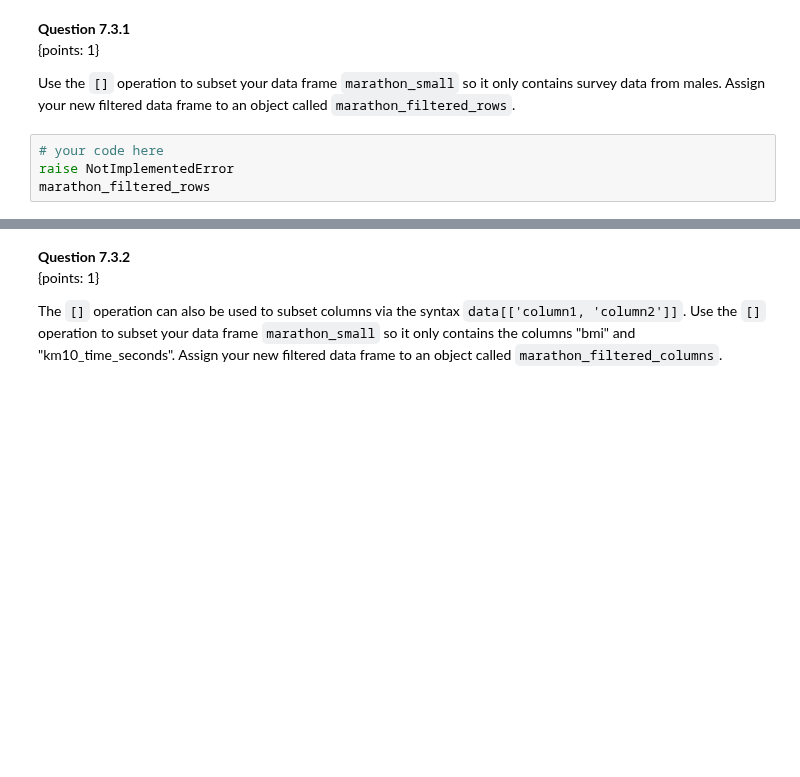
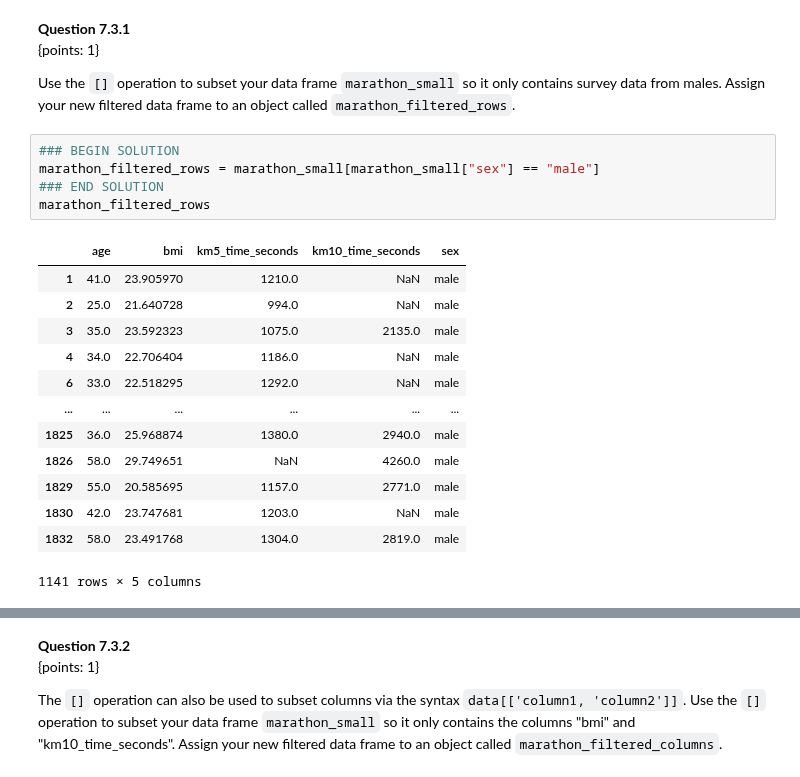
Before and after one commit to UBC-DSCI/dsci-100-student-python, a Jupyter notebook: materials/py_worksheet_intro/py_worksheet_intro.ipynb, the cells around one changed output, grey strips where cells are left out. Saved outputs shown, nothing was run; the diff lists cells and outputs as text; blank space fills up the shorter version.

```diff
--- a/materials/py_worksheet_intro/py_worksheet_intro.ipynb
+++ b/materials/py_worksheet_intro/py_worksheet_intro.ipynb
@@ -607,8 +760,23 @@ We could use the first line of the code in the image below to filter for rows wh
 
 Use the `[]` operation to subset your data frame `marathon_small` so it only contains survey data from males. Assign your new filtered data frame to an object called `marathon_filtered_rows`.
 # %%
-# your code here
-raise NotImplementedError
+### BEGIN SOLUTION
+marathon_filtered_rows = marathon_small[marathon_small["sex"] == "male"]
+### END SOLUTION
 marathon_filtered_rows
+# %% [output]
+|  | age | bmi | km5_time_seconds | km10_time_seconds | sex |
+| 1 | 41.0 | 23.905970 | 1210.0 | NaN | male |
+| 2 | 25.0 | 21.640728 | 994.0 | NaN | male |
+| 3 | 35.0 | 23.592323 | 1075.0 | 2135.0 | male |
+| 4 | 34.0 | 22.706404 | 1186.0 | NaN | male |
+| 6 | 33.0 | 22.518295 | 1292.0 | NaN | male |
+| ... | ... | ... | ... | ... | ... |
+| 1825 | 36.0 | 25.968874 | 1380.0 | 2940.0 | male |
+| 1826 | 58.0 | 29.749651 | NaN | 4260.0 | male |
+| 1829 | 55.0 | 20.585695 | 1157.0 | 2771.0 | male |
+| 1830 | 42.0 | 23.747681 | 1203.0 | NaN | male |
+| 1832 | 58.0 | 23.491768 | 1304.0 | 2819.0 | male |
+1141 rows × 5 columns
 # %%
 from hashlib import sha1
```
Also changed, not shown: parts of 56 cells of this notebook.
